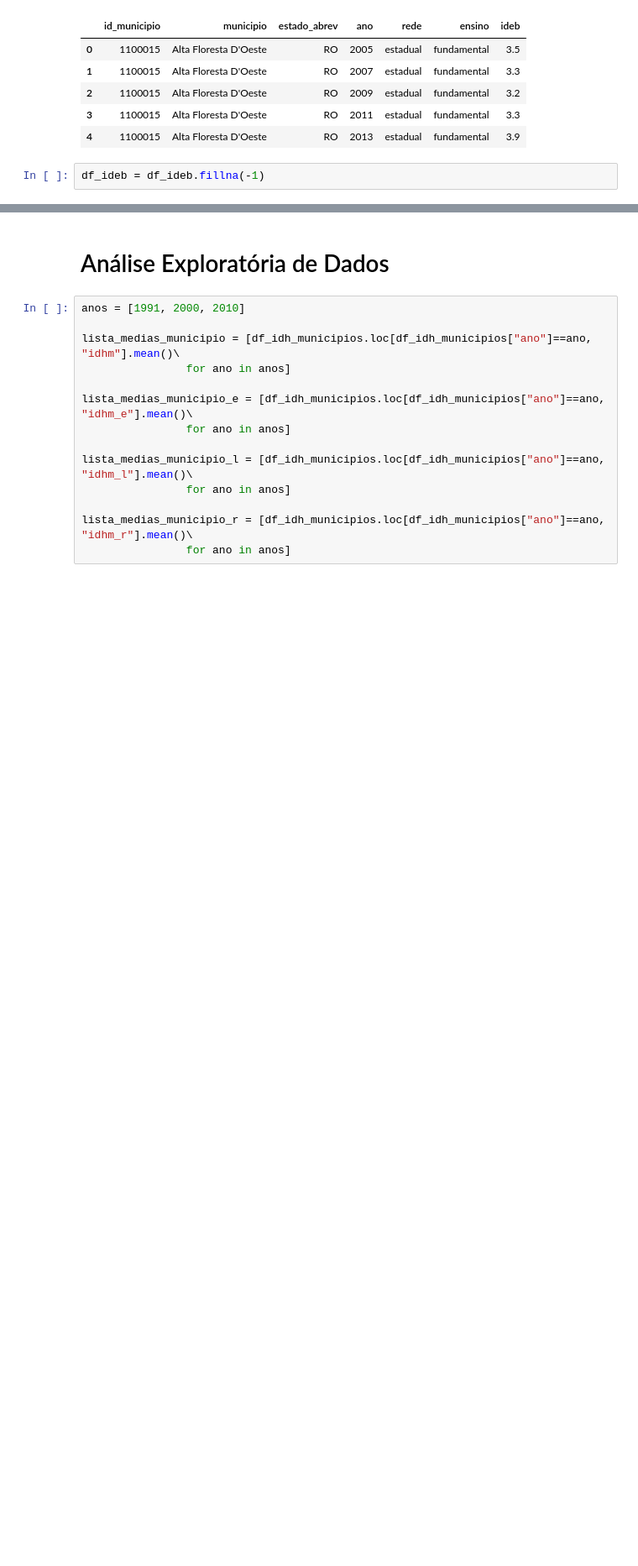
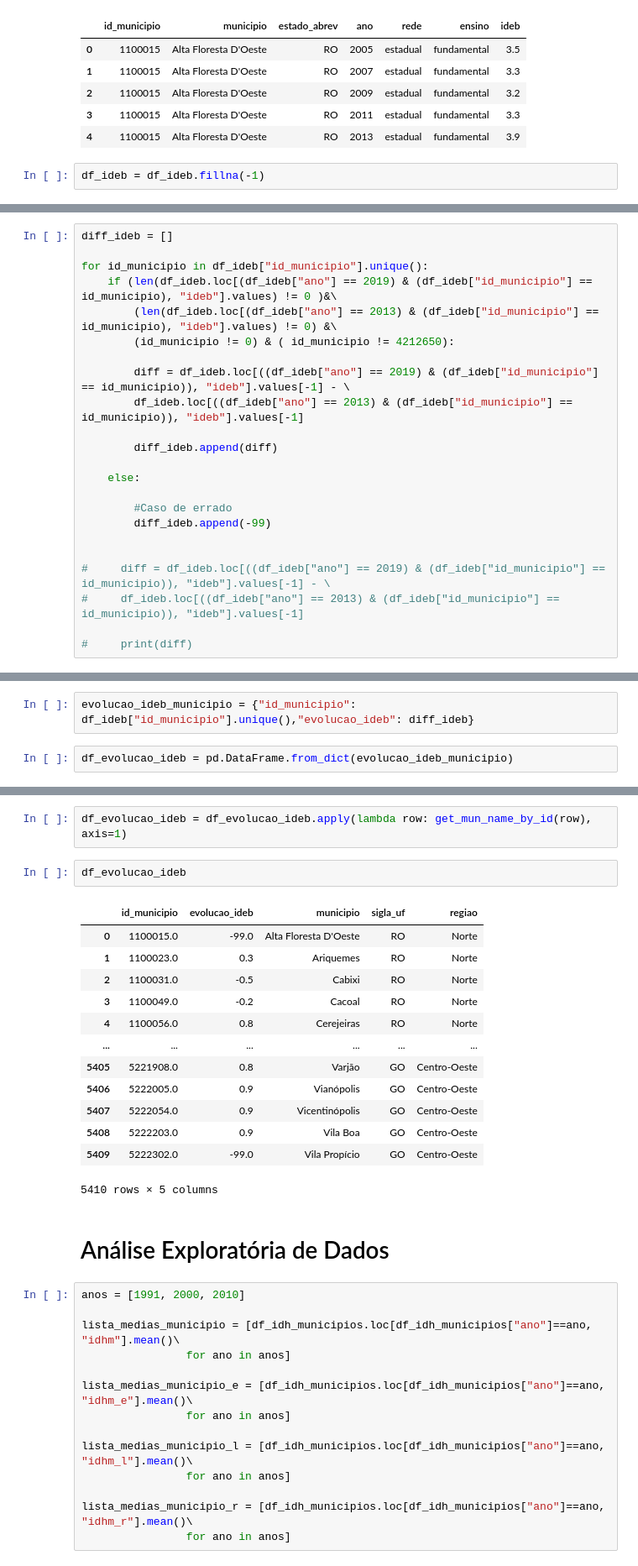
Before and after one commit to UFRJ-Analytica/odd2021, a Jupyter notebook: edit_teste_cliente_basedosdados.ipynb, the cells around one changed output, grey strips where cells are left out. Shown at 84% size. Cells and saved outputs as stored; diff of their text form; blank space fills up the shorter version.

Commit message:
Mais analises ideb

```diff
--- a/edit_teste_cliente_basedosdados.ipynb
+++ b/edit_teste_cliente_basedosdados.ipynb
@@ -224,0 +255,23 @@ df_ideb = df_ideb.fillna(-1)
+# %%
+diff_ideb = []
+
+for id_municipio in df_ideb["id_municipio"].unique():
+    if (len(df_ideb.loc[(df_ideb["ano"] == 2019) & (df_ideb["id_municipio"] == id_municipio), "ideb"].values) != 0 )&\
+        (len(df_ideb.loc[(df_ideb["ano"] == 2013) & (df_ideb["id_municipio"] == id_municipio), "ideb"].values) != 0) &\
+        (id_municipio != 0) & ( id_municipio != 4212650):
+
+        diff = df_ideb.loc[((df_ideb["ano"] == 2019) & (df_ideb["id_municipio"] == id_municipio)), "ideb"].values[-1] - \
+        df_ideb.loc[((df_ideb["ano"] == 2013) & (df_ideb["id_municipio"] == id_municipio)), "ideb"].values[-1]
+
+        diff_ideb.append(diff)
+
+    else:
+
+        #Caso de errado
+        diff_ideb.append(-99)
+
+
+#     diff = df_ideb.loc[((df_ideb["ano"] == 2019) & (df_ideb["id_municipio"] == id_municipio)), "ideb"].values[-1] - \
+#     df_ideb.loc[((df_ideb["ano"] == 2013) & (df_ideb["id_municipio"] == id_municipio)), "ideb"].values[-1]
+
+#     print(diff)
@@ -224,0 +321,4 @@ df_ideb = df_ideb.fillna(-1)
+# %%
+evolucao_ideb_municipio = {"id_municipio": df_ideb["id_municipio"].unique(),"evolucao_ideb": diff_ideb}
+# %%
+df_evolucao_ideb = pd.DataFrame.from_dict(evolucao_ideb_municipio)
@@ -225,3 +341,21 @@ df_ideb = df_ideb.fillna(-1)
+# %%
+df_evolucao_ideb = df_evolucao_ideb.apply(lambda row: get_mun_name_by_id(row), axis=1)
+# %%
+df_evolucao_ideb
+# %% [output]
+|  | id_municipio | evolucao_ideb | municipio | sigla_uf | regiao |
+| 0 | 1100015.0 | -99.0 | Alta Floresta D'Oeste | RO | Norte |
+| 1 | 1100023.0 | 0.3 | Ariquemes | RO | Norte |
+| 2 | 1100031.0 | -0.5 | Cabixi | RO | Norte |
+| 3 | 1100049.0 | -0.2 | Cacoal | RO | Norte |
+| 4 | 1100056.0 | 0.8 | Cerejeiras | RO | Norte |
+| ... | ... | ... | ... | ... | ... |
+| 5405 | 5221908.0 | 0.8 | Varjão | GO | Centro-Oeste |
+| 5406 | 5222005.0 | 0.9 | Vianópolis | GO | Centro-Oeste |
+| 5407 | 5222054.0 | 0.9 | Vicentinópolis | GO | Centro-Oeste |
+| 5408 | 5222203.0 | 0.9 | Vila Boa | GO | Centro-Oeste |
+| 5409 | 5222302.0 | -99.0 | Vila Propício | GO | Centro-Oeste |
+5410 rows × 5 columns
 # %% [markdown]
 # Análise Exploratória de Dados
 # %%
```
Also changed, not shown: parts of 10 cells of this notebook.
